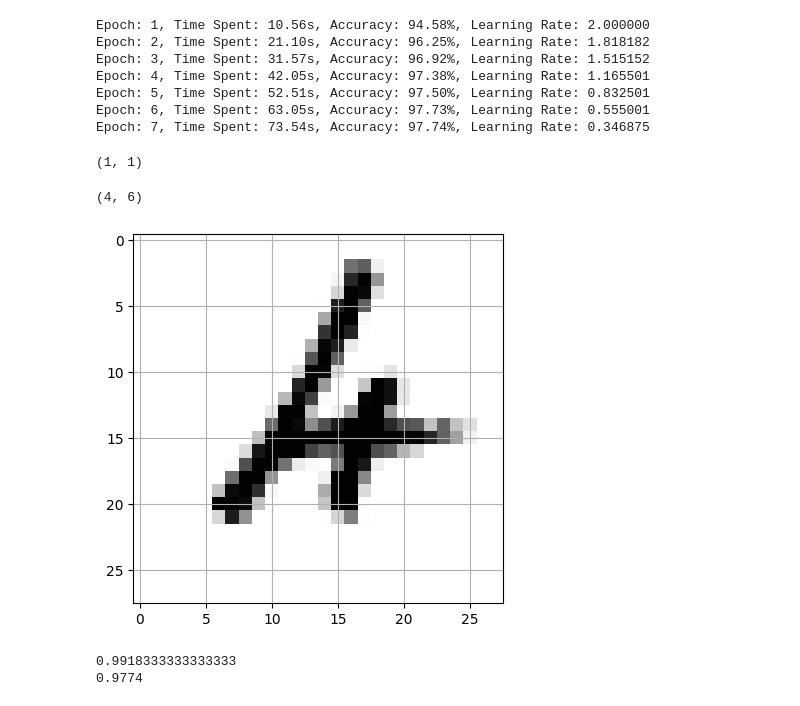
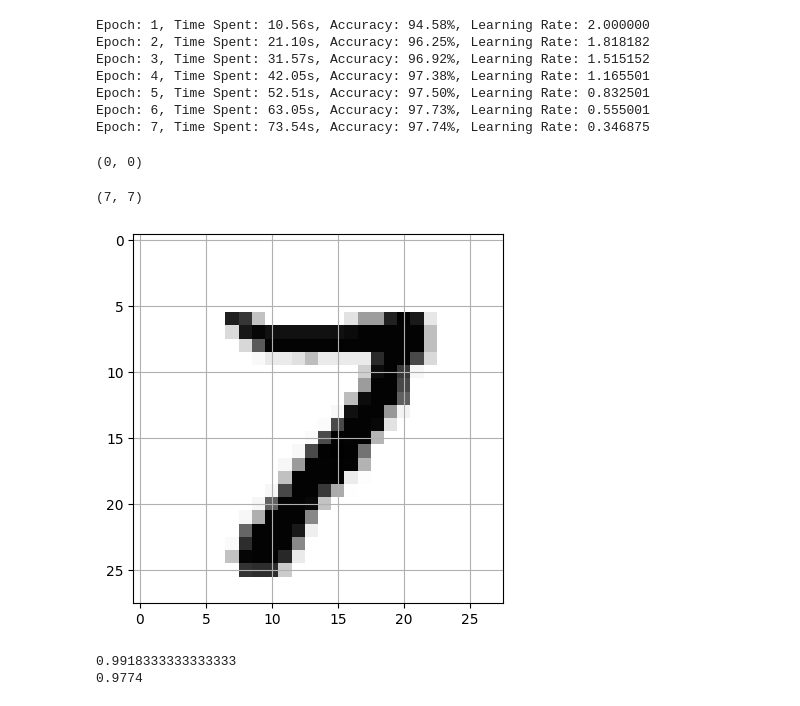
Before and after one commit to pdsdm/MNIST-proj, a Jupyter notebook: main.ipynb, the cells around one changed output. Saved outputs shown, nothing was run; the diff lists cells and outputs as text; code cells hidden in the pictures.

```diff
--- a/main.ipynb
+++ b/main.ipynb
@@ -360,33 +360,35 @@ Epoch: 5, Time Spent: 52.51s, Accuracy: 97.50%, Learning Rate: 0.832501
 Epoch: 6, Time Spent: 63.05s, Accuracy: 97.73%, Learning Rate: 0.555001
 Epoch: 7, Time Spent: 73.54s, Accuracy: 97.74%, Learning Rate: 0.346875
 # %%
-def forwarding_output_image(input_data, neural):
-    inputs = (np.asarray(input_data, dtype=np.float32) / 255.0 * 0.99) + 0.01
+def forwarding_output(input_data, num, list, neural):
+
+    actual_num = None
+    if num is not None:
+        values = list[num].split(',')
+        inputs = (np.asarray(values[1:], dtype=np.float32) / 255.0 * 0.99) + 0.01
+        actual_num = int(float(values[0]))
+    elif input_data is not None:
+        inputs = (np.asarray(input_data, dtype=np.float32) / 255.0 * 0.99) + 0.01
+    else:
+        return None, None
     result = neural.forward_pass(inputs)
     np.set_printoptions(suppress=True, precision=4)
+
     predicted_label = int(np.argmax(result))
-    return predicted_label
-
-
-def forwarding_output_slot(dataset, neural, num=0):
-    values = dataset[num].split(',')
-    input_data = [float(v) for v in values[1:]]
-    actual_num = int(float(values[0]))
-    predicted_label = forwarding_output_image(input_data, neural)
     return actual_num, predicted_label
-# %%
-forwarding_output_slot(dataset=test_list, neural=dnn3, num=2)
-# %% [output]
-(1, 1)
+# %%
+forwarding_output(None, 34, train_list, dnn3)
+# %% [output]
+(0, 0)
 # %%
-num = 1549
+num = 34
 lista = test_list
 neura = dnn3
-print(forwarding_output_slot(lista, neura, num))
+print(forwarding_output(None, num, lista, neura))
 Representations.rep_imag(lista, num)
 # %% [output]
-(4, 6)
+(7, 7)
-[figure, old version]
+[figure, new version]
 # %%
 print(dnn3.compute_accuracy(train_list))
 print(dnn3.compute_accuracy(test_list))
```
Also changed, not shown: parts of 2 cells of this notebook, 14 other files.
